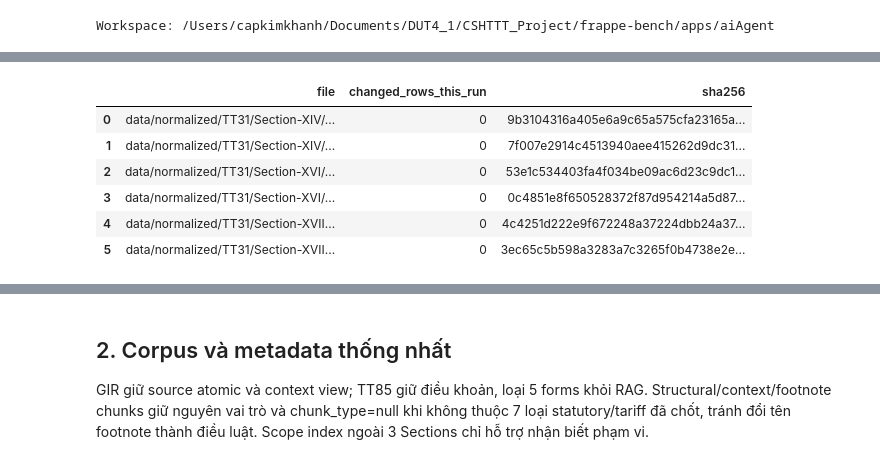
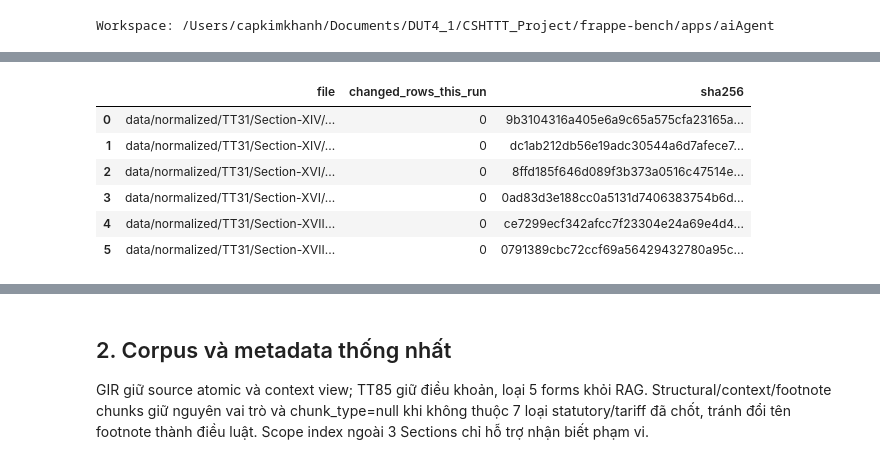
Before and after one commit to capkimkhanh2k5/Logistics_ERPNext_RAG, a Jupyter notebook: apps/aiAgent/notebooks/01_build_knowledge_base.ipynb, the cells around one changed output, grey strips where cells are left out. Drawn from its saved outputs; the diff is of its cells as text; code cells hidden in the pictures.

```diff
--- a/apps/aiAgent/notebooks/01_build_knowledge_base.ipynb
+++ b/apps/aiAgent/notebooks/01_build_knowledge_base.ipynb
@@ -41,11 +44,20 @@ Search views của XIV/XVII được dựng lại từ trường tiếng Việt
 import copy
 import hashlib
 import json
+import re
 from pathlib import Path
 
 import jsonschema
 
-from rag.data import NORMALIZED, ROOT, SOURCES, read, xiv_vietnamese_view, xvii_vietnamese_view
+from rag.data import (
+    NORMALIZED,
+    ROOT,
+    SOURCES,
+    read,
+    xiv_vietnamese_view,
+    xvi_vietnamese_view,
+    xvii_vietnamese_view,
+)
 
 OLD_8704 = 'Xecó độngcơdùng đểchởhàng.'
 VERIFIED_8704 = 'Xe có động cơ dùng để chở hàng.'
@@ -62,7 +74,7 @@ source_evidence = [
     {'target': '85.34 / Chapter 85 Note 8', 'local_pdf': 'data/raw/TT_31-Section-XVI.pdf',
      'pdf_page': '179 / 122', 'printed_page': '936 / 886', 'official_url': WCO_85_URL,
      'official_pdf_page': '14 / 2',
-     'decision': 'Legal heading retained; add complete source Note 8 as explicitly cited search context'},
+     'decision': 'Keep legal heading and Note 8 as separate source records with their own locators'},
 ]
 for evidence in source_evidence:
     evidence['local_pdf_sha256'] = hashlib.sha256((ROOT / evidence['local_pdf']).read_bytes()).hexdigest()
@@ -80,26 +92,12 @@ assert masters['SXVI-T-8534']['text_en'] == 'Printed circuits.'
 note = masters['SXVI-N-CH85_NOTE_8']
 assert note['text_vi'].startswith('Theo mục đích của nhóm 85.34')
 assert 'phần tử kết nối' in note['text_vi'] and '85.42' in note['text_vi']
-texts = {
-    'SXVI-T-8506': 'Mã 85.06; Pin và bộ pin.',
-    'SXVI-T-8534': 'Mã 85.34; Mạch in.\nNgữ cảnh nguồn: Chương 85 — Chú giải 8 [SXVI-N-CH85_NOTE_8; trang PDF 122].\n'
-        + note['text_vi'],
-}
-for sid, text in texts.items():
+for sid in ('SXVI-T-8506', 'SXVI-T-8534'):
     m = masters[sid]
-    m['retrieval']['embedding_text_vi'] = text
-    m['retrieval']['lexical_text_vi'] = text
     m['retrieval']['source_verification'] = {'verified_on': verified_on, 'official_url': WCO_85_URL,
-        'basis': 'Vietnamese statutory heading and cited Chapter 85 Note 8; no generated legal paraphrase'}
-    if sid == 'SXVI-T-8534':
-        m['context_source_ids'] = [sid, note['record_id']]
-        m['retrieval']['source_context'] = [{'source_record_id': note['record_id'], 'locator': note['source']}]
-for row in data['tt31_section_xvi']:
-    if row['id'] in texts:
-        row['text'] = row['sparse_text'] = texts[row['id']]
-        row['metadata']['retrieval_source_verified_on'] = verified_on
-        if row['id'] == 'SXVI-T-8534':
-            row['metadata']['context_source_ids'] = [row['id'], note['record_id']]
+        'basis': 'Vietnamese statutory heading, with Chapter 85 Note 8 retained as a separate record'}
+    m.pop('context_source_ids', None)
+    m['retrieval'].pop('source_context', None)
 
 # Correct five bilingual OCR spills using the Vietnamese columns of TT31 Section XVI.
 # Page numbers below are PDF pages (printed pages are PDF page + 757).
@@ -153,10 +151,45 @@ for m in data['tt31_section_xvii_master']:
         m['normalization']['verified_whitespace_correction'] = {
             'verified_on': verified_on, 'local_pdf_page': 50, 'official_pdf_page': 58,
             'official_url': VIETNAM_8704_URL, 'raw_extraction_preserved': True}
+# Four Chapter 87 samples (PDF pages 13, 49, 56, 62) were checked visually:
+# the printed initial is Ô although the PDF text layer and DOCX export read 0.
+suspect_oto = re.compile(r"(?<![\w])0(?=\s+tô\b)", re.IGNORECASE)
+corrected_oto = []
+for m in data['tt31_section_xvii_master']:
+    if m['chapter'] != '87':
+        continue
+    previous = m['content'].get('description_vi_normalized') or ''
+    corrected = suspect_oto.sub('Ô', previous)
+    if corrected != previous:
+        m['content']['description_vi_normalized'] = corrected
+        m['normalization']['verified_ocr_correction'] = {
+            'pattern': '0 tô -> Ô tô', 'verified_on': '2026-09-29',
+            'basis': 'Printed Vietnamese tariff column; four page samples visually reviewed',
+            'sample_pdf_pages': [13, 49, 56, 62], 'raw_extraction_preserved': True}
+        corrected_oto.append(m['id'])
+total_oto = sum(m.get('normalization', {}).get('verified_ocr_correction', {}).get('pattern') == '0 tô -> Ô tô'
+                for m in data['tt31_section_xvii_master'])
+source_evidence.append({'target': 'Section XVII Chapter 87',
+    'local_pdf': 'data/raw/TT31-Section-XVII.pdf', 'pdf_page': '13 / 49 / 56 / 62',
+    'decision': f'Normalize OCR initial 0 to printed Ô in {total_oto} Chapter 87 descriptions ({len(corrected_oto)} changed this run); retain raw extraction',
+    'local_pdf_sha256': hashlib.sha256((ROOT / 'data/raw/TT31-Section-XVII.pdf').read_bytes()).hexdigest()})
+print('Chapter 87 OCR search-view corrections:', total_oto, 'total;', len(corrected_oto), 'changed this run')
+
+xvi_masters = {m['record_id']: m for m in data['tt31_section_xvi_master']}
+for m in data['tt31_section_xvi_master']:
+    own_text = xvi_vietnamese_view(m)
+    assert own_text
+    m['retrieval']['embedding_text_vi'] = own_text
+    m['retrieval']['lexical_text_vi'] = own_text
+for row in data['tt31_section_xvi']:
+    own_text = xvi_vietnamese_view(xvi_masters[row['id']])
+    row['text'] = row['sparse_text'] = own_text
+    row['metadata'].pop('context_source_ids', None)
+
 xiv_masters = {m['id']: m for m in data['tt31_section_xiv_master']}
 for row in data['tt31_section_xiv']:
     m = xiv_masters[row['source_record_id']]
-    vi_text = xiv_vietnamese_view(m, xiv_masters)
+    vi_text = xiv_vietnamese_view(m)
     row['content']['embedding_text'] = vi_text
     row['content']['sparse_text'] = vi_text
     row['content']['search_text'] = vi_text
@@ -179,6 +212,7 @@ for row in data['tt31_section_xvii']:
     m['retrieval']['search_text'] = vi_text
     m['retrieval']['search_text_casefold'] = vi_text.casefold()
 assert all(r['language_profile'] == 'vi' and '\nEN:' not in r['content']['embedding_text']
+    and not suspect_oto.search(r['content']['embedding_text'])
     for r in data['tt31_section_xvii'])
 
 schema = read(NORMALIZED / SOURCES['tt31_section_xvi_schema'])
@@ -222,7 +256,7 @@ for key, path in paths.items():
         'sha256': hashlib.sha256(path.read_bytes()).hexdigest()})
 display(pd.DataFrame(repair_rows))
 print('PASS: IDs/codes, authoritative heading wording, raw extraction and graph relationships preserved.')
-print('Sections XIV/XVI/XVII searchable text: Vietnamese source fields only; bilingual raw source retained for audit.')
+print('Sections XIV/XVI/XVII ingest text: each record uses only its own Vietnamese source fields; raw source retained for audit.')
 print('Source-only correction complete. This cell does not activate a database snapshot or change retrieval policies.')
 print('The subsequent build/embedding/ingestion cells apply these inputs when that workflow is run; prior benchmark outputs remain historical.')
 # %% [output]
@@ -238,7 +273,7 @@ print('The subsequent build/embedding/ingestion cells apply these inputs when th
 |  | file | changed_rows_this_run | sha256 |
 | 0 | data/normalized/TT31/Section-XIV/... | 0 | 9b3104316a405e6a9c65a575cfa23165a... |
-| 1 | data/normalized/TT31/Section-XIV/... | 0 | 7f007e2914c4513940aee415262d9dc31... |
-| 2 | data/normalized/TT31/Section-XVI/... | 0 | 53e1c534403fa4f034be09ac6d23c9dc1... |
-| 3 | data/normalized/TT31/Section-XVI/... | 0 | 0c4851e8f650528372f87d954214a5d87... |
-| 4 | data/normalized/TT31/Section-XVII... | 0 | 4c4251d222e9f672248a37224dbb24a37... |
-| 5 | data/normalized/TT31/Section-XVII... | 0 | 3ec65c5b598a3283a7c3265f0b4738e2e... |
+| 1 | data/normalized/TT31/Section-XIV/... | 0 | dc1ab212db56e19adc30544a6d7afece7... |
+| 2 | data/normalized/TT31/Section-XVI/... | 0 | 8ffd185f646d089f3b373a0516c47514e... |
+| 3 | data/normalized/TT31/Section-XVI/... | 0 | 0ad83d3e188cc0a5131d7406383754b6d... |
+| 4 | data/normalized/TT31/Section-XVII... | 0 | ce7299ecf342afcc7f23304e24a69e4d4... |
+| 5 | data/normalized/TT31/Section-XVII... | 0 | 0791389cbc72ccf69a56429432780a95c... |
```
Also changed, not shown: parts of 9 cells of this notebook, 18 other files.
